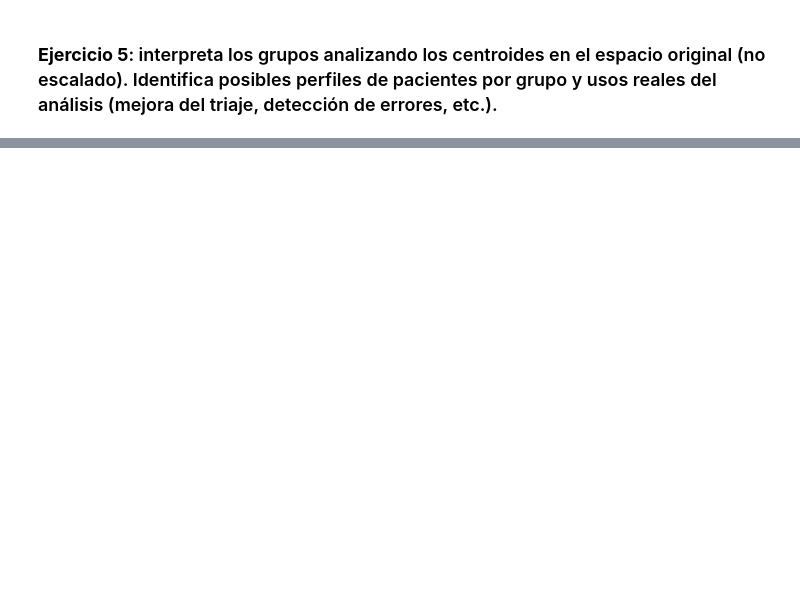
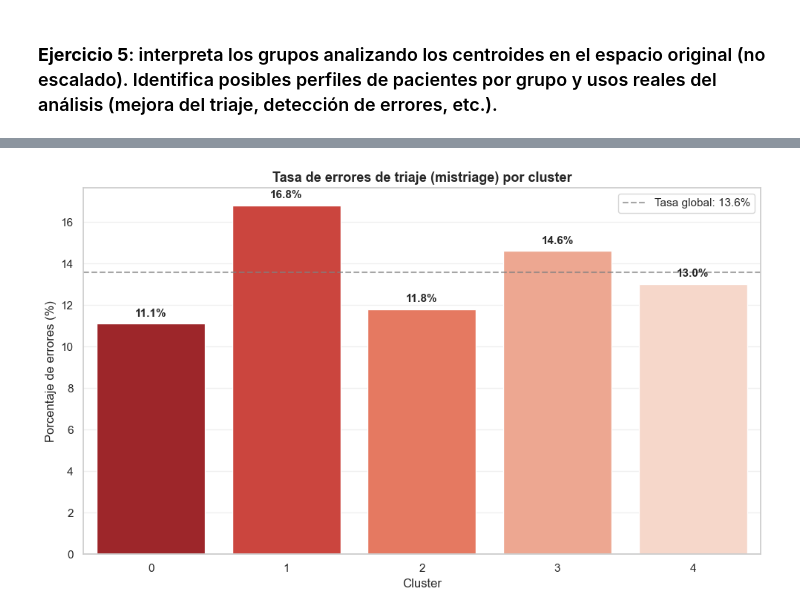
Before and after one commit to alex-rubino-fernandez/machine-learning-activities, a Jupyter notebook: act3-emergency-triage-clustering/gcd_aa2_act3_grupo_alexrubino.ipynb, the cells around one changed output, grey strips where cells are left out. Cells and saved outputs as stored; diff of their text form; code cells hidden in the pictures; blank space fills up the shorter version.

```diff
--- a/act3-emergency-triage-clustering/gcd_aa2_act3_grupo_alexrubino.ipynb
+++ b/act3-emergency-triage-clustering/gcd_aa2_act3_grupo_alexrubino.ipynb
@@ -811,0 +1140,32 @@ El escalado quedó correcto (media ≈ 0, desviación = 1 en todas las variables
+# %%
+# Gráfico de barras con la tasa de error por cluster
+plt.figure(figsize=(10, 6))
+ax = sns.barplot(
+    x=analisis.index.astype(str),
+    y='Tasa_Error_%',
+    data=analisis.reset_index(),
+    palette='Reds_r'
+)
+
+# Etiquetas con porcentajes encima de cada barra
+for p in ax.patches:
+    altura = p.get_height()
+    ax.annotate(f'{altura:.1f}%',
+                (p.get_x() + p.get_width()/2, altura),
+                ha='center', va='bottom',
+                fontsize=11, fontweight='bold',
+                xytext=(0, 5), textcoords='offset points')
+
+# Línea horizontal con la tasa global de referencia
+plt.axhline(tasa_global, color='gray', linestyle='--', alpha=0.7,
+            label=f'Tasa global: {tasa_global:.1f}%')
+
+plt.title('Tasa de errores de triaje (mistriage) por cluster', fontsize=13, fontweight='bold')
+plt.ylabel('Porcentaje de errores (%)')
+plt.xlabel('Cluster')
+plt.legend()
+plt.grid(axis='y', alpha=0.3)
+plt.tight_layout()
+plt.show()
+# %% [output]
+[figure, added]
```
Also changed, not shown: parts of 21 cells of this notebook, 1 other file.
